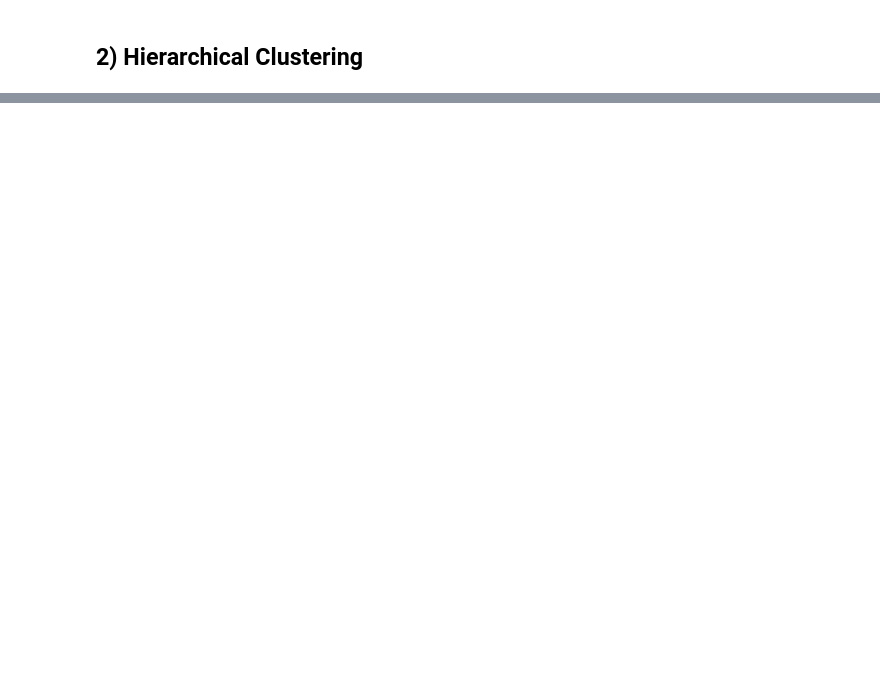
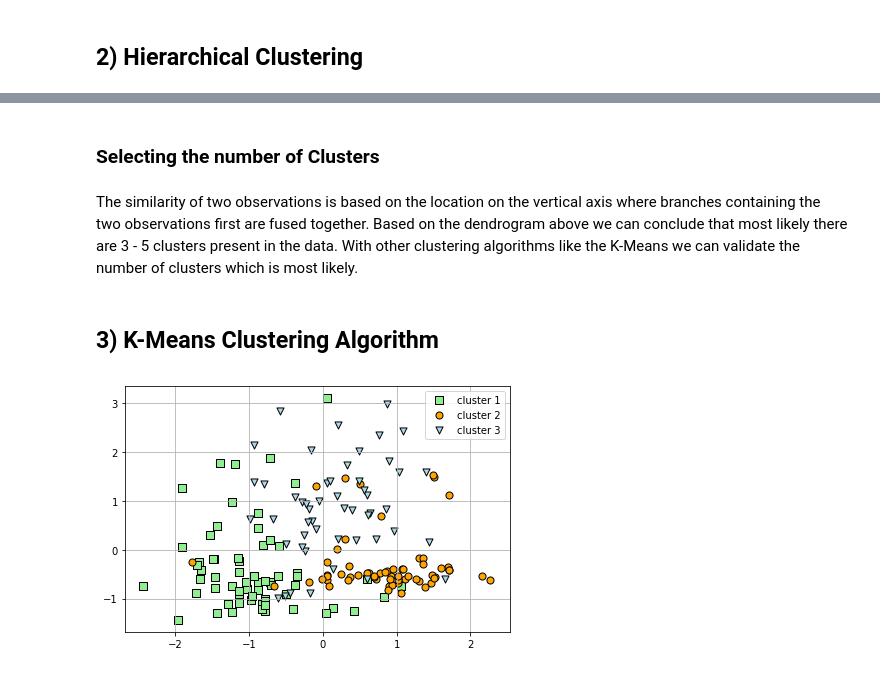
Before and after one commit to RogierMs/Bocconi-Statistics, a Jupyter notebook: Assignment 2/Assignment 2 Group O.ipynb, the cells around one changed output, grey strips where cells are left out. Drawn from its saved outputs; the diff is of its cells as text; code cells hidden in the pictures; blank space fills up the shorter version.

```diff
--- a/Assignment 2/Assignment 2 Group O.ipynb
+++ b/Assignment 2/Assignment 2 Group O.ipynb
@@ -39,0 +44,2 @@ df.head()
+# %%
+features = df.columns[:-1]
@@ -39,0 +48,3 @@ df.head()
+# %%
+x = df.loc[:, features].values
+y = df.loc[:, target].values
@@ -41,0 +148,43 @@ df.head()
+# %% [markdown]
+### Selecting the number of Clusters
+# %% [markdown]
+The similarity of two observations is based on the location on the vertical axis where branches containing the two observations first are fused together.
+Based on the dendrogram above we can conclude that most likely there are 3 - 5 clusters present in the data. With other clustering algorithms like the K-Means we can validate the number of clusters which is most likely.
+# %% [markdown]
+## 3) K-Means Clustering Algorithm
+# %%
+from sklearn.cluster import KMeans
+
+km = KMeans(n_clusters=3,
+            init='random',
+            n_init=10,
+            max_iter=300,
+            tol=1e-04,
+            random_state=0)
+
+y_km = km.fit_predict(x)
+# %%
+# cluster 1
+plt.scatter(x[y_km == 0, 0],
+            x[y_km == 0, 1],
+            s=50, c='lightgreen',
+            marker='s', edgecolor='black',
+            label='cluster 1')
+# cluster 2
+plt.scatter(x[y_km == 1, 0],
+            x[y_km == 1, 1],
+            s=50, c='orange',
+            marker='o', edgecolor='black',
+            label='cluster 2')
+# cluster 3
+plt.scatter(x[y_km == 2, 0],
+            x[y_km == 2, 1],
+            s=50, c='lightblue',
+            marker='v', edgecolor='black',
+            label='cluster 3')
+plt.legend(scatterpoints=1)
+plt.grid()
+plt.tight_layout()
+plt.show()
+# %% [output]
+[figure, added]
```
Also changed, not shown: parts of 29 cells of this notebook.
